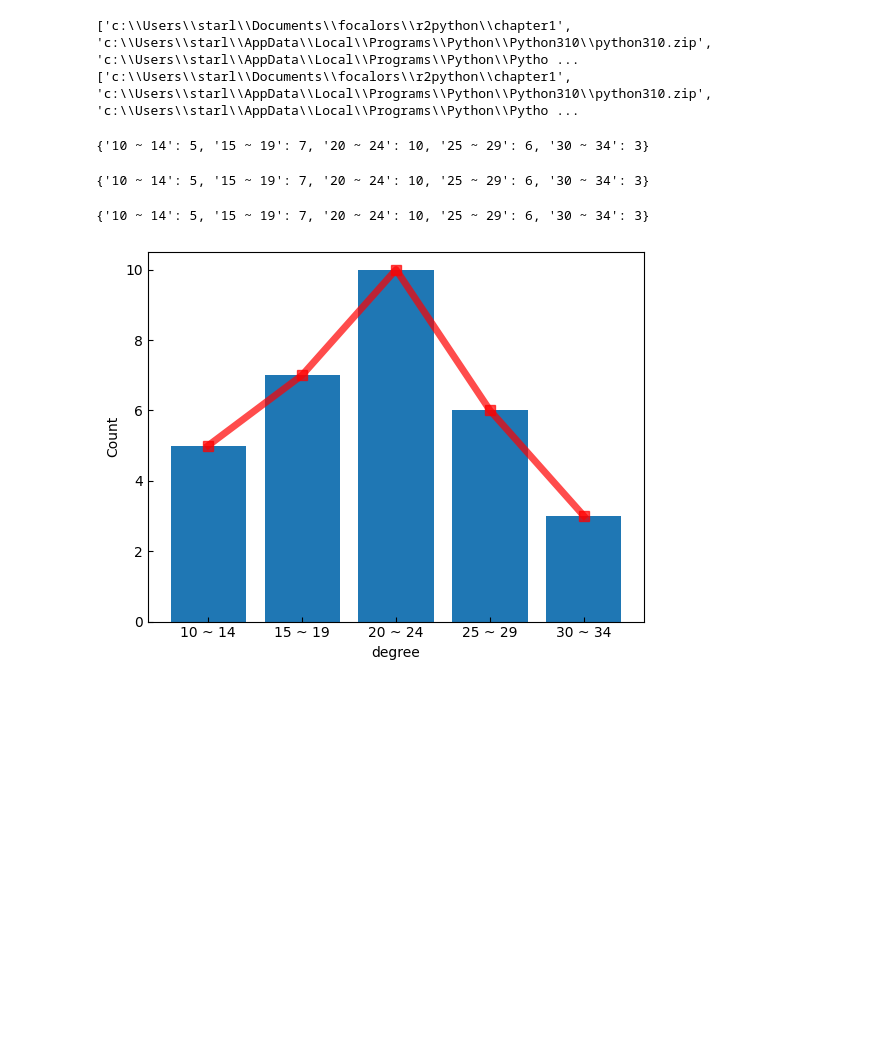
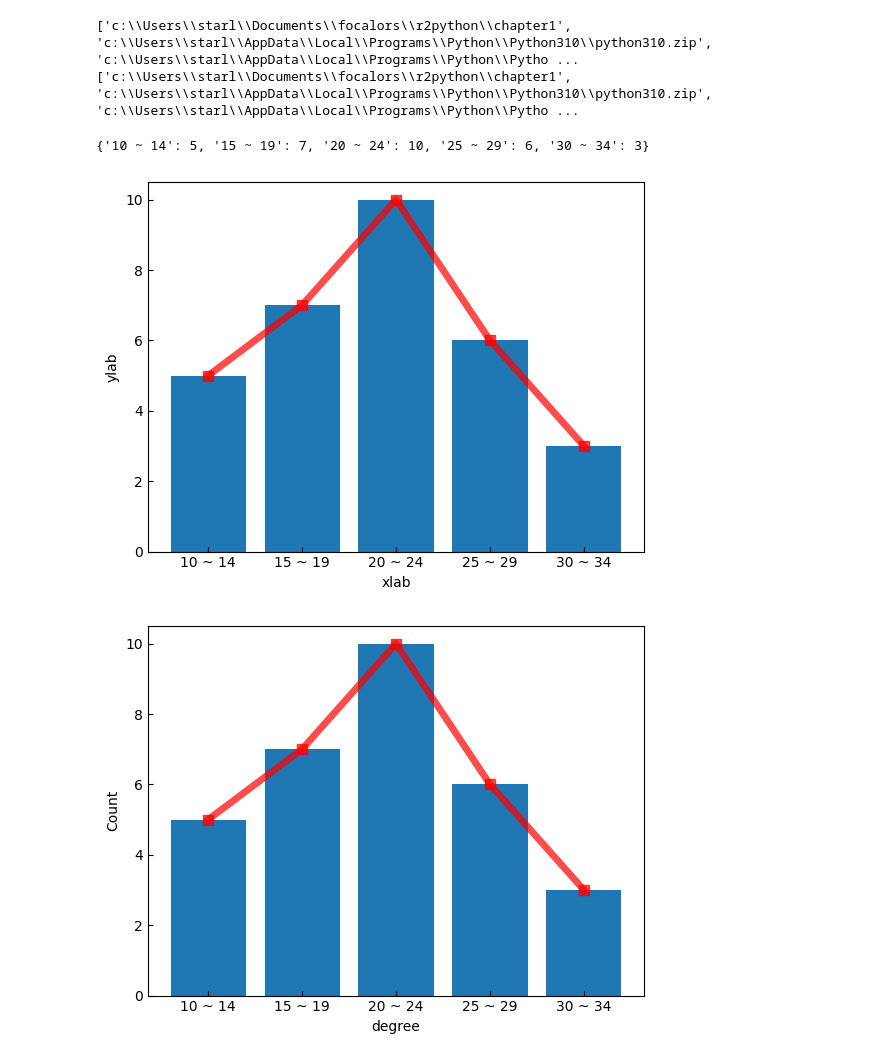
Before and after one commit to layla-focalors/r2python, a Jupyter notebook: chapter1/chapter1_example_05.ipynb, the cells around one changed output. Drawn from its saved outputs; the diff is of its cells as text; code cells hidden in the pictures; blank space fills up the shorter version.

Commit message:
add data io

```diff
--- a/chapter1/chapter1_example_05.ipynb
+++ b/chapter1/chapter1_example_05.ipynb
@@ -26,10 +26,7 @@ data = [15.2, 15.3, 16.8, 23.2, 14.3, 21.9, 22.4, 20.5, 15.0, 17.0, 12.8, 21.0,
 bins = [10,15,20,25,30,35]
 labels = ['10 ~ 14', '15 ~ 19', '20 ~ 24', '25 ~ 29', '30 ~ 34']
 
-cian.freq(data, bins, labels)
+freq_table = cian.freq(data, bins, labels)
-# %% [output]
-{'10 ~ 14': 5, '15 ~ 19': 7, '20 ~ 24': 10, '25 ~ 29': 6, '30 ~ 34': 3}
-{'10 ~ 14': 5, '15 ~ 19': 7, '20 ~ 24': 10, '25 ~ 29': 6, '30 ~ 34': 3}
 # %%
 # 연습문제 9, p41
 data = [15.2, 15.3, 16.8, 23.2, 14.3, 21.9, 22.4, 20.5, 15.0, 17.0, 12.8, 21.0, 27.7, 28.0, 18.8, 16.4, 14.9, 20.0, 23.5, 23.9, 24.0, 13.2, 13.6, 24.1, 25.9, 30.8, 26.3, 32.1, 29.2, 31.5, 28.5]
@@ -49,6 +46,15 @@ for value in data:
 print(freq_table)
 # %% [output]
 {'10 ~ 14': 5, '15 ~ 19': 7, '20 ~ 24': 10, '25 ~ 29': 6, '30 ~ 34': 3}
+# %%
+import Haagentus.cian as cian
+
+label = ['10 ~ 14', '15 ~ 19', '20 ~ 24', '25 ~ 29', '30 ~ 34']
+values = [freq_table['10 ~ 14'], freq_table['15 ~ 19'], freq_table['20 ~ 24'], freq_table['25 ~ 29'], freq_table['30 ~ 34']]
+
+cian.freq_plot(label, values, 'title0', 'xlab', 'ylab', True, 'red', 7, 5)
+# %% [output]
+[figure, added]
 # %%
 # 연습문제 9, p41
 import matplotlib.pyplot as plt
```
Also changed, not shown: 11 other files.
